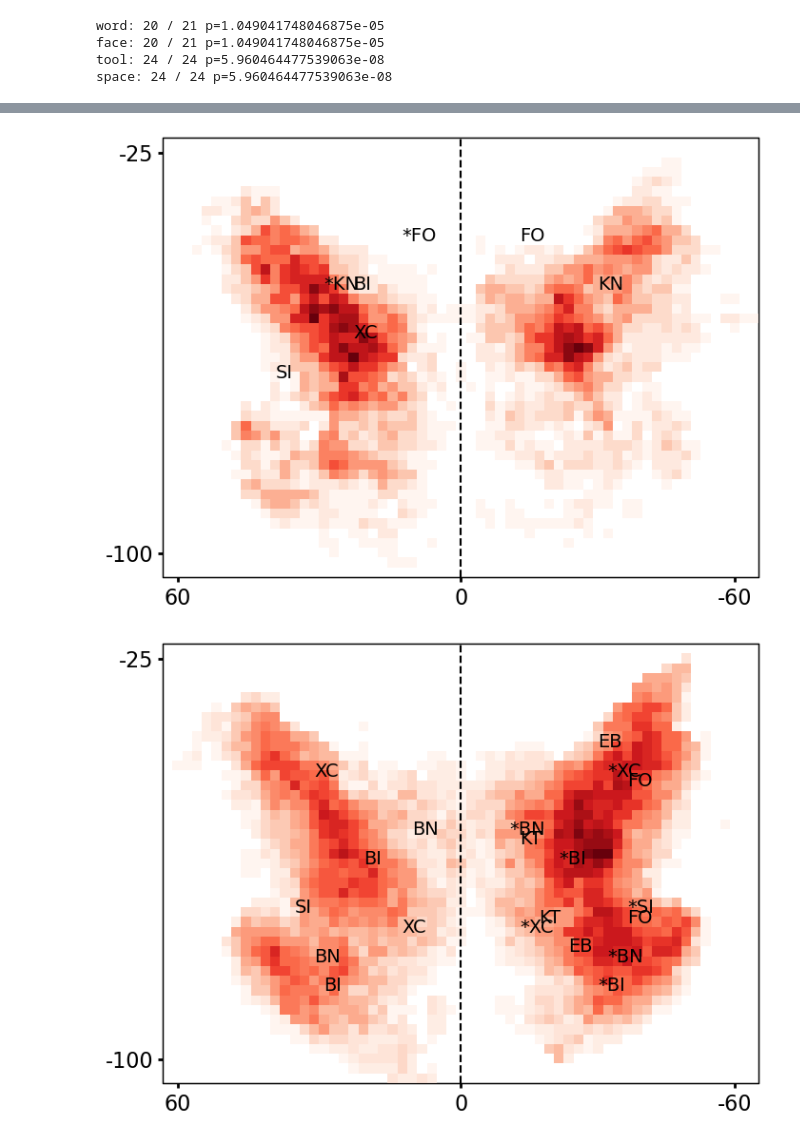
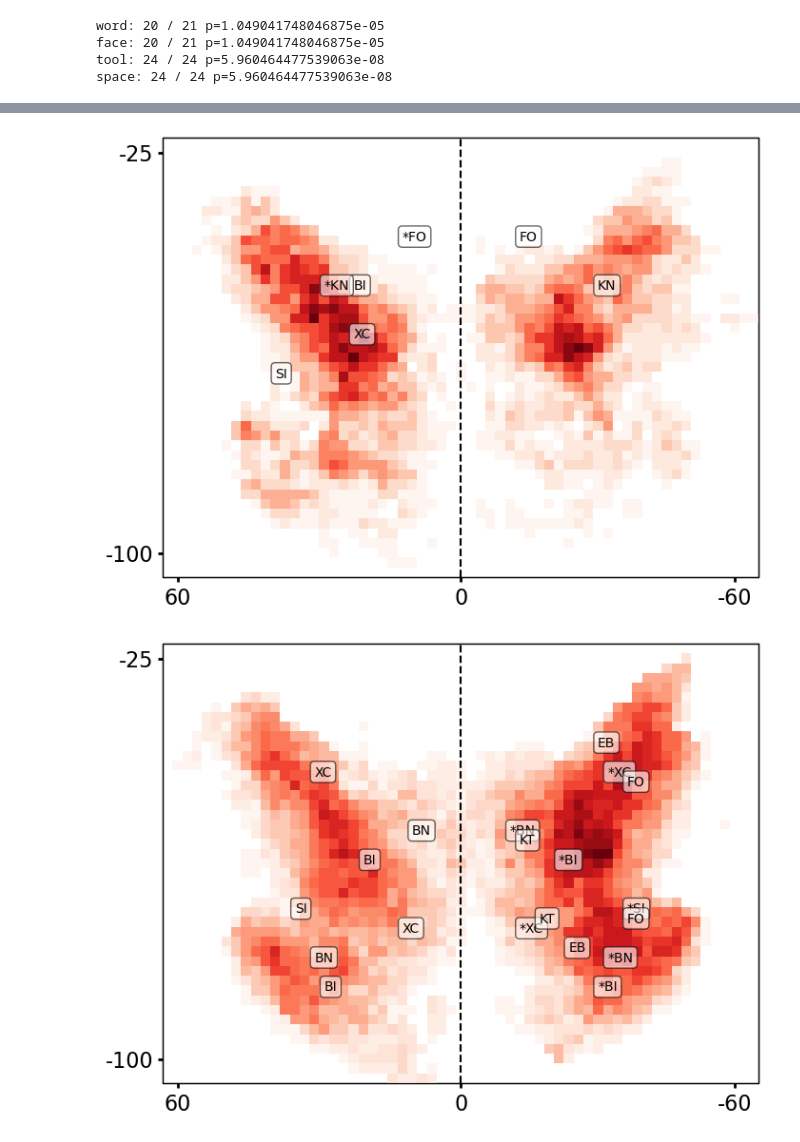
Before and after one commit to vayzenb/hemispace, a Jupyter notebook: create_neural_heatmap.ipynb, the cells around one changed output, grey strips where cells are left out. Drawn from its saved outputs; the diff is of its cells as text; code cells hidden in the pictures.

```diff
--- a/create_neural_heatmap.ipynb
+++ b/create_neural_heatmap.ipynb
@@ -190,7 +190,7 @@ for cond, pref, split in zip(conds,pref_side, midlines):
 
                             #annotate heatmap with sub code at peak voxel
                             #plt.text(peak_coord[1], peak_coord[0], sub_code, color = 'black',fontsize=12,bbox=dict(facecolor=text_color,alpha = .6, edgecolor=text_color, boxstyle='round'))
-                            plt.text(peak_coord[1], peak_coord[0], curr_code, color = 'black',fontsize=14)
+                            plt.text(peak_coord[1], peak_coord[0], curr_code, color = 'black',fontsize=10,bbox=dict(facecolor='w',alpha = .6, edgecolor='k', boxstyle='round'))
 
                 else:
                     peak = np.max(curr_map[split:,:])
@@ -199,7 +199,7 @@ for cond, pref, split in zip(conds,pref_side, midlines):
 
                         #annotate heatmap with sub code at peak voxel
                         #plt.text(peak_coord[1], peak_coord[0], sub_code, color = 'black',fontsize=12,bbox=dict(facecolor=text_color,alpha = .6, edgecolor=text_color, boxstyle='round'))
-                        plt.text(peak_coord[1], peak_coord[0], curr_code, color = 'black',fontsize=14)
+                        plt.text(peak_coord[1], peak_coord[0], curr_code, color = 'black',fontsize=10,bbox=dict(facecolor='w',alpha = .6, edgecolor='k', boxstyle='round'))
 
 
 
@@ -241,2 +241,2 @@ for cond, pref, split in zip(conds,pref_side, midlines):
-[figure, old version]
+[figure, new version]
-[figure, old version]
+[figure, new version]
```
Also changed, not shown: parts of 1 cell of this notebook, 6 other files.
